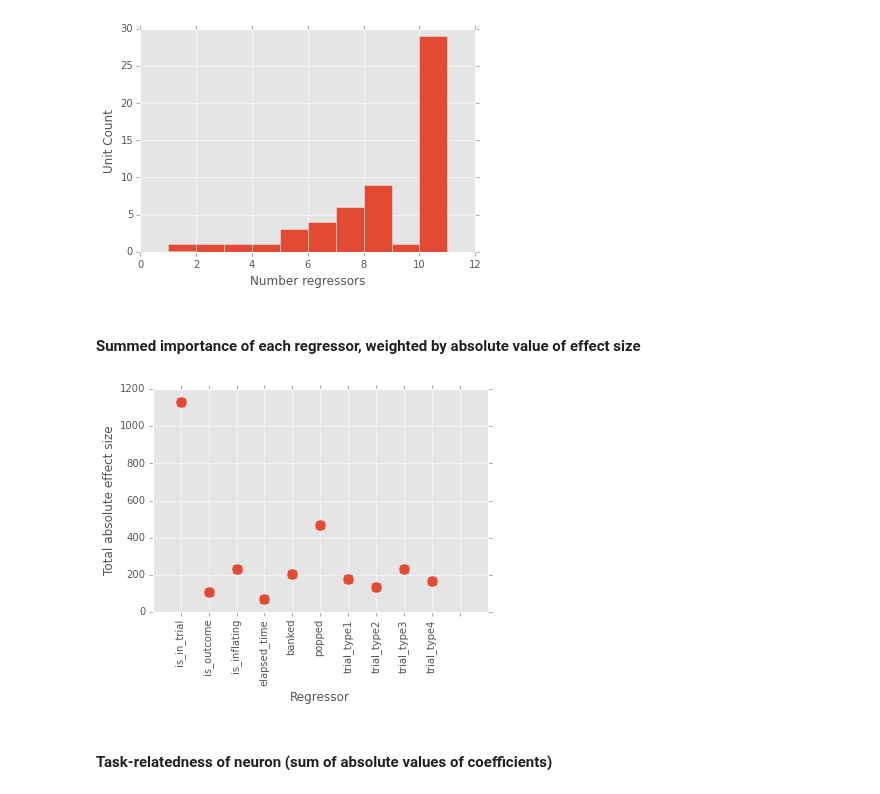
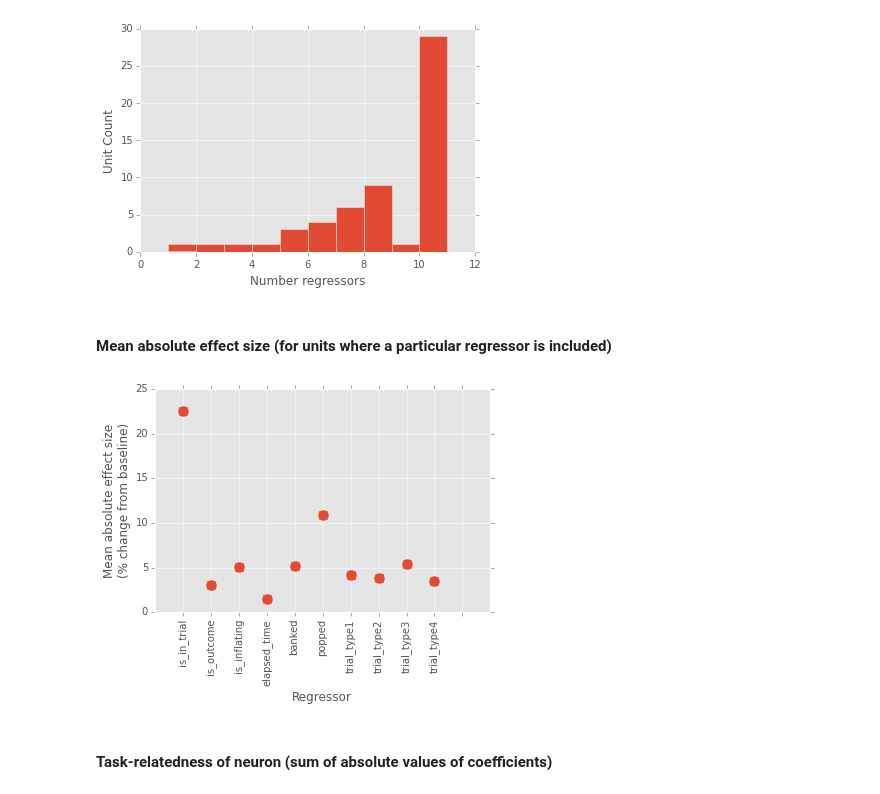
Before and after one commit to jmxpearson/hephys, a Jupyter notebook: bartc/spike_analysis_scratch.ipynb, the cells around one changed output. Drawn from its saved outputs; the diff is of its cells as text; code cells hidden in the pictures.

Commit message:
minor changes to glm summaries
now plots average effect size across neurons, not total
changed a label on another plot

```diff
--- a/bartc/spike_analysis_scratch.ipynb
+++ b/bartc/spike_analysis_scratch.ipynb
@@ -130,16 +130,17 @@ plt.ylabel('Unit Count');
 plt.xlabel('Number regressors');
 # %% [output]
 [figure]
-# %% [markdown]
-#### Summed importance of each regressor, weighted by absolute value of effect size
+# %% [markdown]
+#### Mean absolute effect size (for units where a particular regressor is included)
 # %%
-effects.drop('unit', axis=1).abs().sum().plot(linestyle='none', marker='.', markersize=20);
-plt.xticks(xrange(nregressors), effects.columns[1:], rotation='vertical');
+eff_df = effects.drop('unit', axis=1)
+(eff_df.abs().sum() / (eff_df != 0).sum()).plot(linestyle='none', marker='.', markersize=20);
+plt.xticks(xrange(nregressors), eff_df.columns, rotation='vertical');
 plt.xlim(-1, nregressors);
 plt.xlabel('Regressor');
-plt.ylabel('Total absolute effect size');
+plt.ylabel('Mean absolute effect size \n(% change from baseline)');
 # %% [output]
-[figure, old version]
+[figure, new version]
 # %% [markdown]
 #### Task-relatedness of neuron (sum of absolute values of coefficients)
 # %%
```
Also changed, not shown: parts of 1 cell of this notebook.
